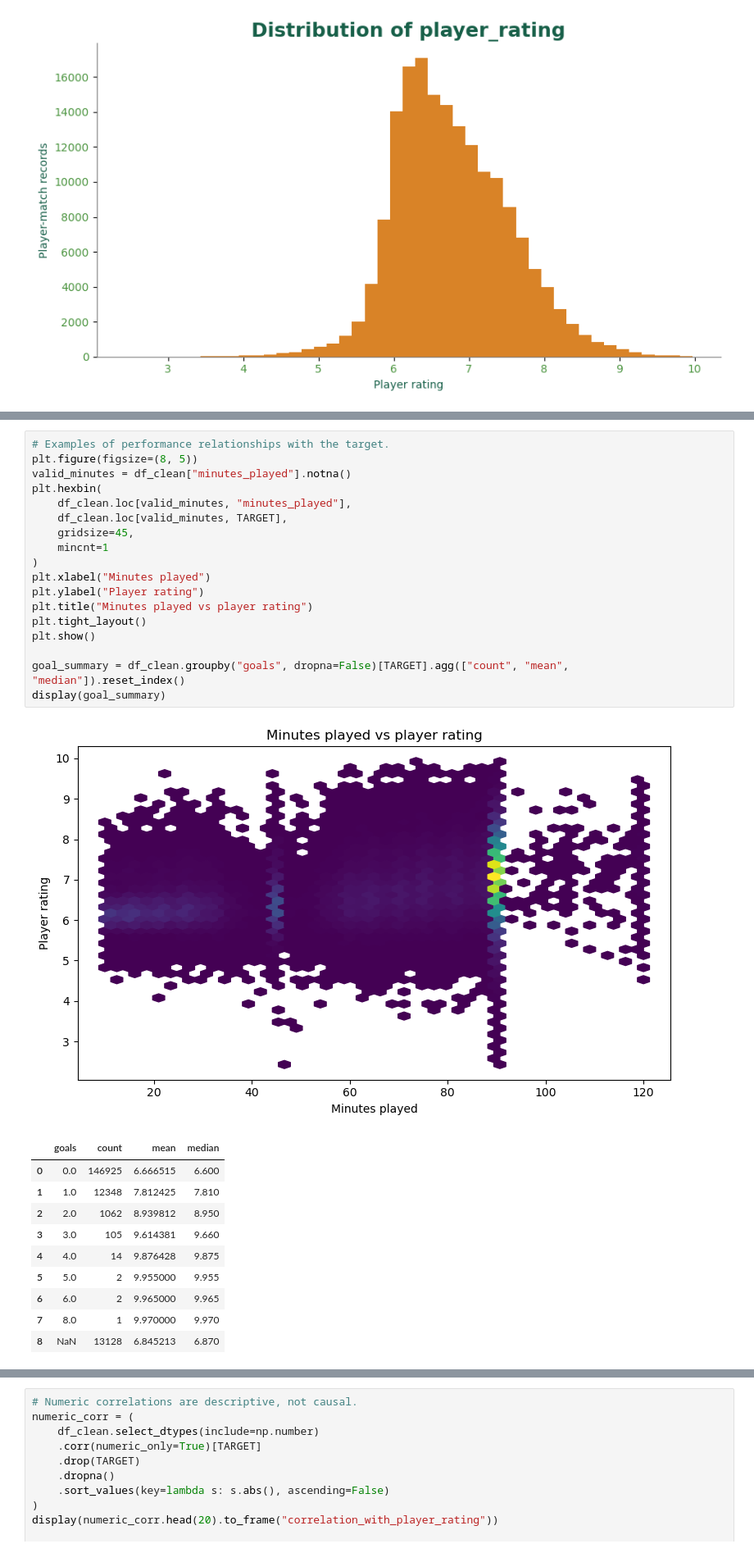
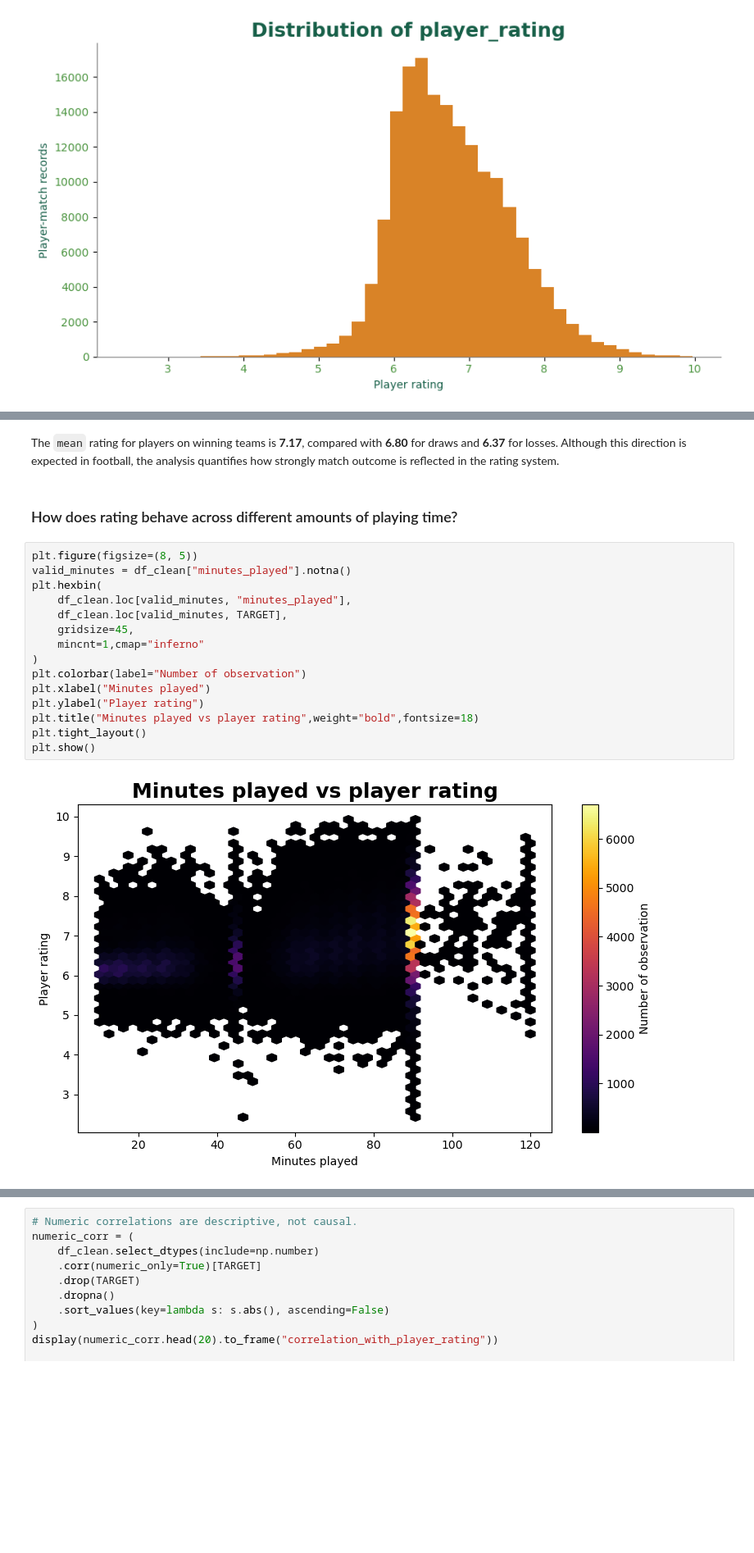
Before and after one commit to saba-ghorashi/football-player-rating-analysis, a Jupyter notebook: football_player_rating_analysis.ipynb, the cells around one changed output, grey strips where cells are left out. Shown at 82% size. Saved outputs shown, nothing was run; the diff lists cells and outputs as text; blank space fills up the shorter version.

```diff
--- a/football_player_rating_analysis.ipynb
+++ b/football_player_rating_analysis.ipynb
@@ -922,30 +942,21 @@ plt.show()
+# %% [markdown]
+The `mean` rating for players on winning teams is **7.17**, compared with **6.80** for draws and **6.37** for losses. Although this direction is expected in football, the analysis quantifies how strongly match outcome is reflected in the rating system.
+# %% [markdown]
+### How does rating behave across different amounts of playing time?
 # %%
-# Examples of performance relationships with the target.
 plt.figure(figsize=(8, 5))
 valid_minutes = df_clean["minutes_played"].notna()
 plt.hexbin(
     df_clean.loc[valid_minutes, "minutes_played"],
     df_clean.loc[valid_minutes, TARGET],
     gridsize=45,
-    mincnt=1
+    mincnt=1,cmap="inferno"
 )
+plt.colorbar(label="Number of observation")
 plt.xlabel("Minutes played")
 plt.ylabel("Player rating")
-plt.title("Minutes played vs player rating")
+plt.title("Minutes played vs player rating",weight="bold",fontsize=18)
 plt.tight_layout()
 plt.show()
-
-goal_summary = df_clean.groupby("goals", dropna=False)[TARGET].agg(["count", "mean", "median"]).reset_index()
-display(goal_summary)
 # %% [output]
-[figure, old version]
+[figure, new version]
-|  | goals | count | mean | median |
-| 0 | 0.0 | 146925 | 6.666515 | 6.600 |
-| 1 | 1.0 | 12348 | 7.812425 | 7.810 |
-| 2 | 2.0 | 1062 | 8.939812 | 8.950 |
-| 3 | 3.0 | 105 | 9.614381 | 9.660 |
-| 4 | 4.0 | 14 | 9.876428 | 9.875 |
-| 5 | 5.0 | 2 | 9.955000 | 9.955 |
-| 6 | 6.0 | 2 | 9.965000 | 9.965 |
-| 7 | 8.0 | 1 | 9.970000 | 9.970 |
-| 8 | NaN | 13128 | 6.845213 | 6.870 |
```
Also changed, not shown: parts of 11 cells of this notebook.
